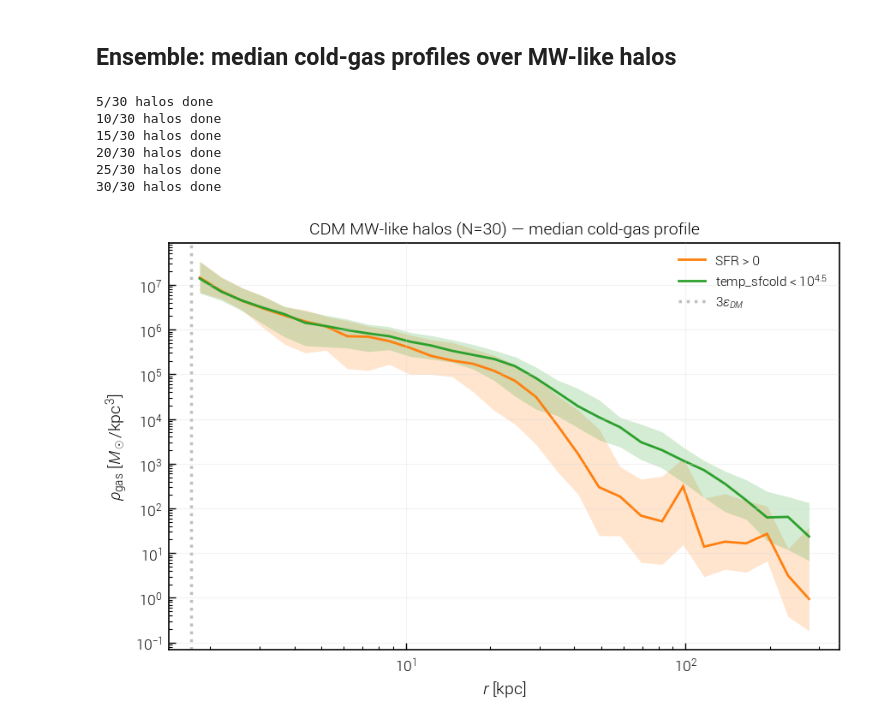
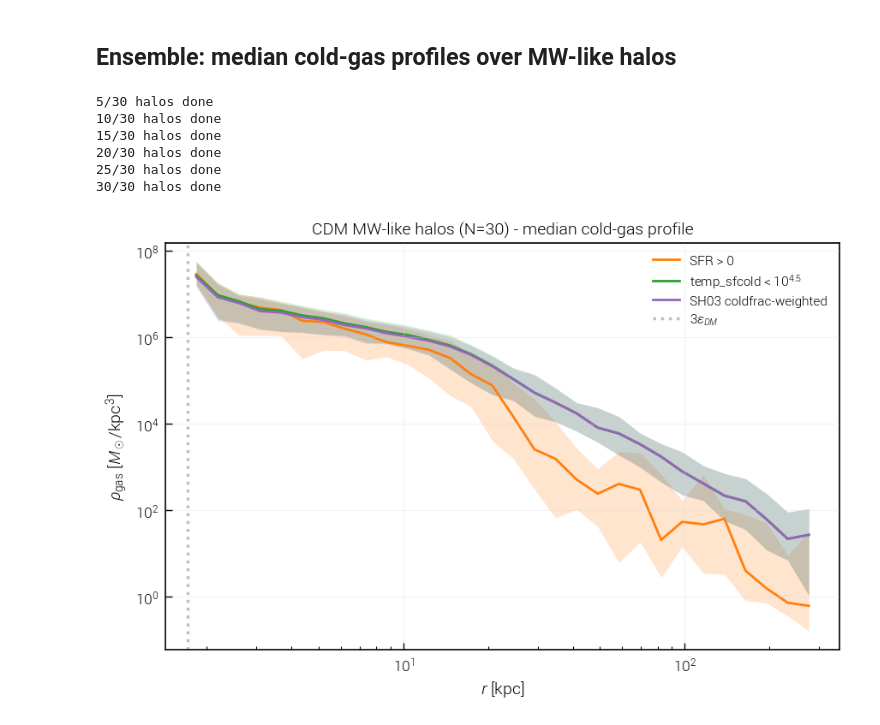
Before and after one commit to SoulOfSword/master_thesis_project, a Jupyter notebook: notebooks/AIDA-TNG/03_gas_temperature.ipynb, the cells around one changed output. Saved outputs shown, nothing was run; the diff lists cells and outputs as text; code cells hidden in the pictures.

```diff
--- a/notebooks/AIDA-TNG/03_gas_temperature.ipynb
+++ b/notebooks/AIDA-TNG/03_gas_temperature.ipynb
@@ -82,19 +76,21 @@ the eEOS ridge should be visible as a narrow density-temperature track (the SH03
 
 Two panels: left uses raw `temp` (SF cells sit on the eEOS); right uses `temp_sfcold` (SF cells pulled down to 1000 K).
 # %%
-# Load gas cells belonging to this halo (FoF). temet handles offsets automatically.
-gas = {}
-gas['temp']        = sim_cdm.snapshotSubset('gas', 'temp',            haloID=hid)
-gas['temp_sfcold'] = sim_cdm.snapshotSubset('gas', 'temp_sfcold',     haloID=hid)
-gas['rho']         = sim_cdm.snapshotSubset('gas', 'Density',         haloID=hid)
-gas['mass']        = sim_cdm.snapshotSubset('gas', 'Masses',          haloID=hid)
-gas['sfr']         = sim_cdm.snapshotSubset('gas', 'StarFormationRate', haloID=hid)
-gas['pos']         = sim_cdm.snapshotSubset('gas', 'Coordinates',     haloID=hid)
+gas = {
+    'temp':        sim_cdm.snapshotSubset('gas', 'temp',              haloID=hid),
+    'temp_sfcold': sim_cdm.snapshotSubset('gas', 'temp_sfcold',       haloID=hid),
+    'numdens':     sim_cdm.snapshotSubset('gas', 'numdens',           haloID=hid),
+    'mass':        sim_cdm.snapshotSubset('gas', 'mass_msun',         haloID=hid),
+    'sfr':         sim_cdm.snapshotSubset('gas', 'StarFormationRate', haloID=hid),
+    'rad':         sim_cdm.snapshotSubset('gas', 'rad_kpc',           haloID=hid),
+    'xh':          sim_cdm.snapshotSubset('gas', 'GFM_Metals',        haloID=hid)[:, 0],
+}
 
 print(f'{len(gas["temp"])} gas cells in halo {hid}')
 print(f'SF cells (SFR>0): {(gas["sfr"] > 0).sum()}')
 print(f'log T range (raw):        {np.log10(gas["temp"].min()):.2f} to {np.log10(gas["temp"].max()):.2f}')
 print(f'log T range (sfcold):     {np.log10(gas["temp_sfcold"].min()):.2f} to {np.log10(gas["temp_sfcold"].max()):.2f}')
+print(f'X_H range: {gas["xh"].min():.3f} to {gas["xh"].max():.3f}')
 print(f'median T for SF cells (raw):    {np.median(gas["temp"][gas["sfr"]>0]):.1f} K')
 print(f'median T for SF cells (sfcold): {np.median(gas["temp_sfcold"][gas["sfr"]>0]):.1f} K')
 # %% [output]
@@ -268,62 +278,57 @@ ens_ids = cands[:30]
 r_common = np.logspace(np.log10(2.0), np.log10(300.0), 30)
 r_edges_ens = np.concatenate([[r_common[0]/1.2], r_common])
 
-ens_defs = {
-    'SFR > 0':                    lambda g: g['sfr'] > 0,
-    r'temp_sfcold < $10^{4.5}$':  lambda g: g['temp_sfcold'] < 10**4.5,
+basePath = sim_cdm.simPath
+snap = sim_cdm.snap
+a = 1.0 / (1.0 + sim_cdm.redshift)
+box = sim_cdm.boxSize
+
+ens_colors = {
+    'SFR > 0': 'tab:orange',
+    r'temp_sfcold < $10^{4.5}$': 'tab:green',
+    'SH03 coldfrac-weighted': 'tab:purple',
 }
-ens_colors = {'SFR > 0': 'tab:orange', r'temp_sfcold < $10^{4.5}$': 'tab:green'}
+ens_profiles = {k: [] for k in ens_colors}
 
-def halo_gas_profile_mask(sim, hid, halo_pos, mask_fn, r_edges):
-    g = {
-        'temp_sfcold': sim.snapshotSubset('gas', 'temp_sfcold',       haloID=hid),
-        'sfr':         sim.snapshotSubset('gas', 'StarFormationRate', haloID=hid),
-        'mass':        sim.snapshotSubset('gas', 'Masses',            haloID=hid),
-        'pos':         sim.snapshotSubset('gas', 'Coordinates',       haloID=hid),
-    }
-    box = sim.boxSize
-    dx = g['pos'] - halo_pos
-    dx -= box * np.round(dx / box)
-    mask = mask_fn(g)
-    if mask.sum() == 0:
-        return np.zeros(len(r_edges) - 1)
-    _, rho, _ = measure_density_profile(dx[mask] / h, g['mass'][mask] * 1e10 / h, r_edges=r_edges)
-    return rho
-
-ens_profiles = {k: [] for k in ens_defs}
 for i, this_hid in enumerate(ens_ids):
-    halo_pos_i = sim_cdm.halo(int(this_hid))['GroupPos']
-    for label, mask_fn in ens_defs.items():
-        rho = halo_gas_profile_mask(sim_cdm, int(this_hid), halo_pos_i, mask_fn, r_edges_ens)
-        ens_profiles[label].append(rho)
+    hid_i = int(this_hid)
+    ens_profiles['SFR > 0'].append(
+        measure_sf_gas_profile(basePath, snap, hid_i, r_edges_ens, a=a, h=h, box=box)
+    )
+    ens_profiles[r'temp_sfcold < $10^{4.5}$'].append(
+        measure_cold_gas_profile(basePath, snap, hid_i, r_edges_ens, T_thresh=T_COLD, a=a, h=h, box=box)
+    )
+    ens_profiles['SH03 coldfrac-weighted'].append(
+        measure_cold_gas_profile(basePath, snap, hid_i, r_edges_ens, T_thresh=T_COLD, a=a, h=h, box=box, sim=sim_cdm)
+    )
     if (i+1) % 5 == 0:
         print(f'{i+1}/{len(ens_ids)} halos done')
 
 fig, ax = plt.subplots(figsize=(9, 6))
 r_mid_ens = 0.5 * (r_edges_ens[1:] + r_edges_ens[:-1])
 for label, arr_list in ens_profiles.items():
     arr = np.array(arr_list)
     arr[arr == 0] = np.nan
     med = np.nanmedian(arr, axis=0)
     p16 = np.nanpercentile(arr, 16, axis=0)
     p84 = np.nanpercentile(arr, 84, axis=0)
     ax.loglog(r_mid_ens, med, color=ens_colors[label], lw=2, label=label)
     ax.fill_between(r_mid_ens, p16, p84, color=ens_colors[label], alpha=0.2)
 
 ax.axvline(3 * 0.57, color='gray', ls=':', alpha=0.5, label=r'$3\epsilon_{DM}$')
 ax.set_xlabel(r'$r$ [kpc]')
 ax.set_ylabel(r'$\rho_{\rm gas}$ [$M_\odot$/kpc$^3$]')
-ax.set_title(f'CDM MW-like halos (N={len(ens_ids)}) — median cold-gas profile')
+ax.set_title(f'CDM MW-like halos (N={len(ens_ids)}) - median cold-gas profile')
 ax.legend(loc='upper right', fontsize=11)
 ax.grid(True, alpha=0.3)
 plt.tight_layout()
 plt.savefig(FIG_DIR / 'gastemp_profiles_ensemble_cdm.pdf', dpi=150, bbox_inches='tight')
 plt.show()
 # %% [output]
 5/30 halos done
 10/30 halos done
 15/30 halos done
 20/30 halos done
 25/30 halos done
 30/30 halos done
-[figure, old version]
+[figure, new version]
```
Also changed, not shown: parts of 14 cells of this notebook, 37 other files.
